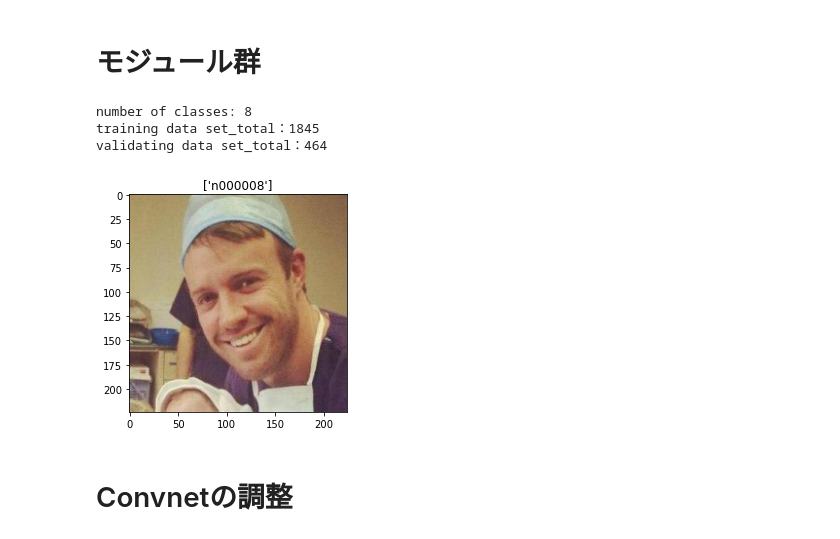
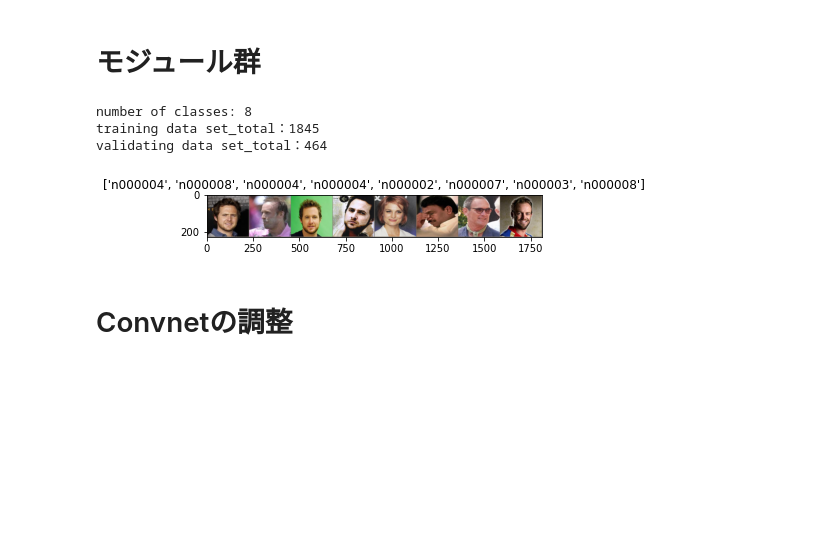
Before and after one commit to ykitaguchi77/VGGface2_pretrain, a Jupyter notebook: EfficientNet_VGGface_adabound_small.ipynb, the cells around one changed output. Drawn from its saved outputs; the diff is of its cells as text; code cells hidden in the pictures; blank space fills up the shorter version.

```diff
--- a/EfficientNet_VGGface_adabound_small.ipynb
+++ b/EfficientNet_VGGface_adabound_small.ipynb
@@ -93,7 +93,7 @@ data_transforms = {
         transforms.Normalize([0.485, 0.456, 0.406], [0.229, 0.224, 0.225])
     ]),
     'val': transforms.Compose([
-        transforms.Resize(224),
+        transforms.RandomResizedCrop(224, scale=(1.0,1.0)),
         transforms.ToTensor(),
         transforms.Normalize([0.485, 0.456, 0.406], [0.229, 0.224, 0.225])
     ]),
@@ -105,7 +105,7 @@ n_samples = len(data_dir)
 image_datasets = {x: datasets.ImageFolder(os.path.join(data_dir, x),
                                           data_transforms[x])
                   for x in ['train', 'val']}
-dataloaders = {x: torch.utils.data.DataLoader(image_datasets[x], batch_size=1,
+dataloaders = {x: torch.utils.data.DataLoader(image_datasets[x], batch_size=8,
                                              shuffle=True, num_workers=4)
               for x in ['train', 'val']}
 dataset_sizes = {x: len(image_datasets[x]) for x in ['train', 'val']}
@@ -302,34 +302,34 @@ def train_model(model, criterion, optimizer, patience, num_epochs):
 #Visualize model
 def visualize_model(model, num_images=6):
     was_training = model.training
     model.eval()
     images_so_far = 0
     fig = plt.figure()
 
     with torch.no_grad():
         for i, (inputs, labels) in enumerate(dataloaders['val']):
             inputs = inputs.to(device)
             labels = labels.to(device)
 
             outputs = model(inputs)
             _, preds = torch.max(outputs, 1)
 
             for j in range(inputs.size()[0]):
                 images_so_far += 1
                 ax = plt.subplot(num_images//2, 2, images_so_far)
                 ax.axis('off')
                 ax.set_title('predicted: {}'.format(class_names[preds[j]]))
                 imshow(inputs.cpu().data[j])
 
                 if images_so_far == num_images:
                     model.train(mode=was_training)
                     return
         model.train(mode=was_training)
 # %% [output]
 number of classes: 8
 training data set_total：1845
 validating data set_total：464
-[figure, old version]
+[figure, new version]
 # %% [markdown]
 # Convnetの調整
 # %%
```
Also changed, not shown: parts of 3 cells of this notebook.
